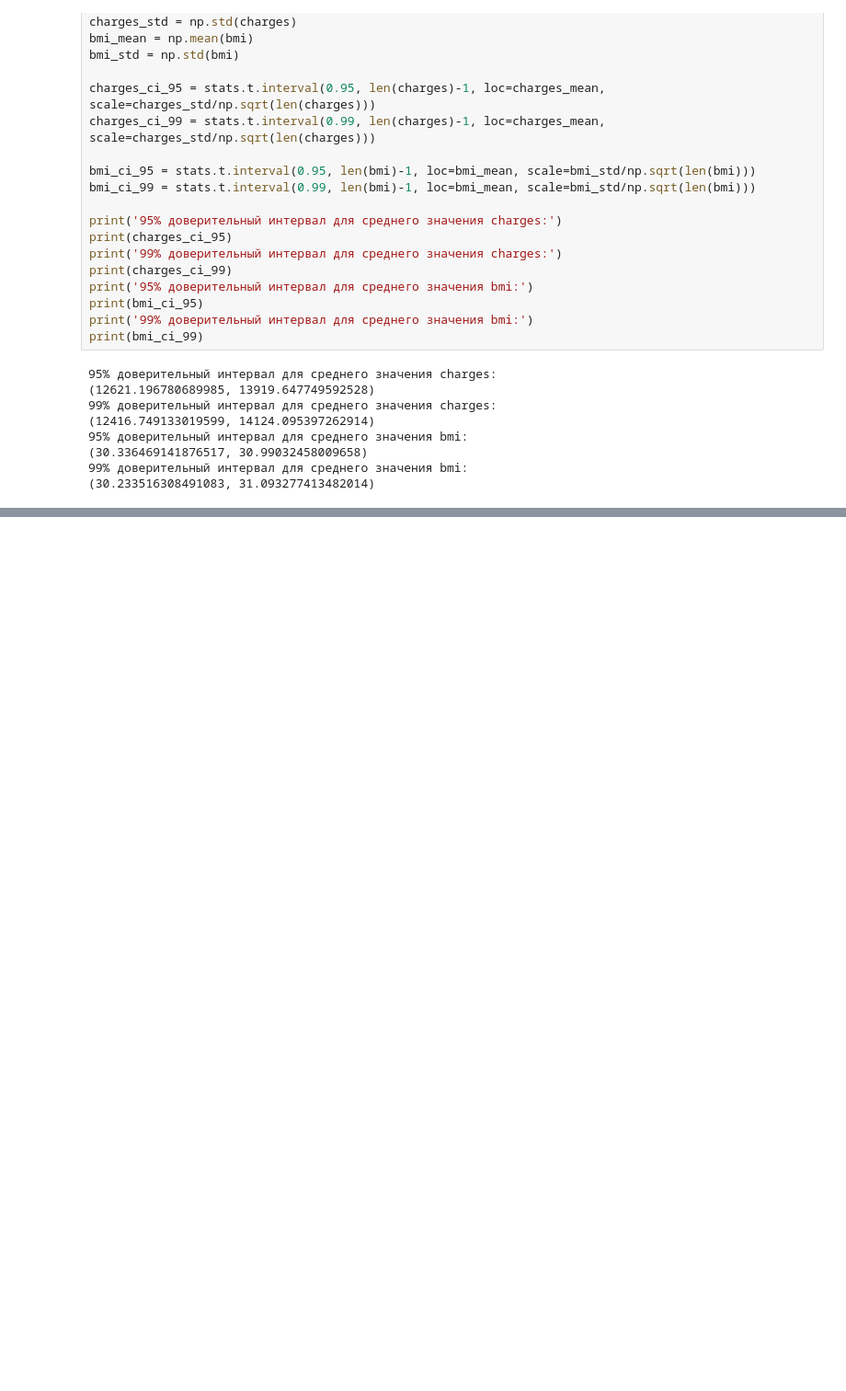
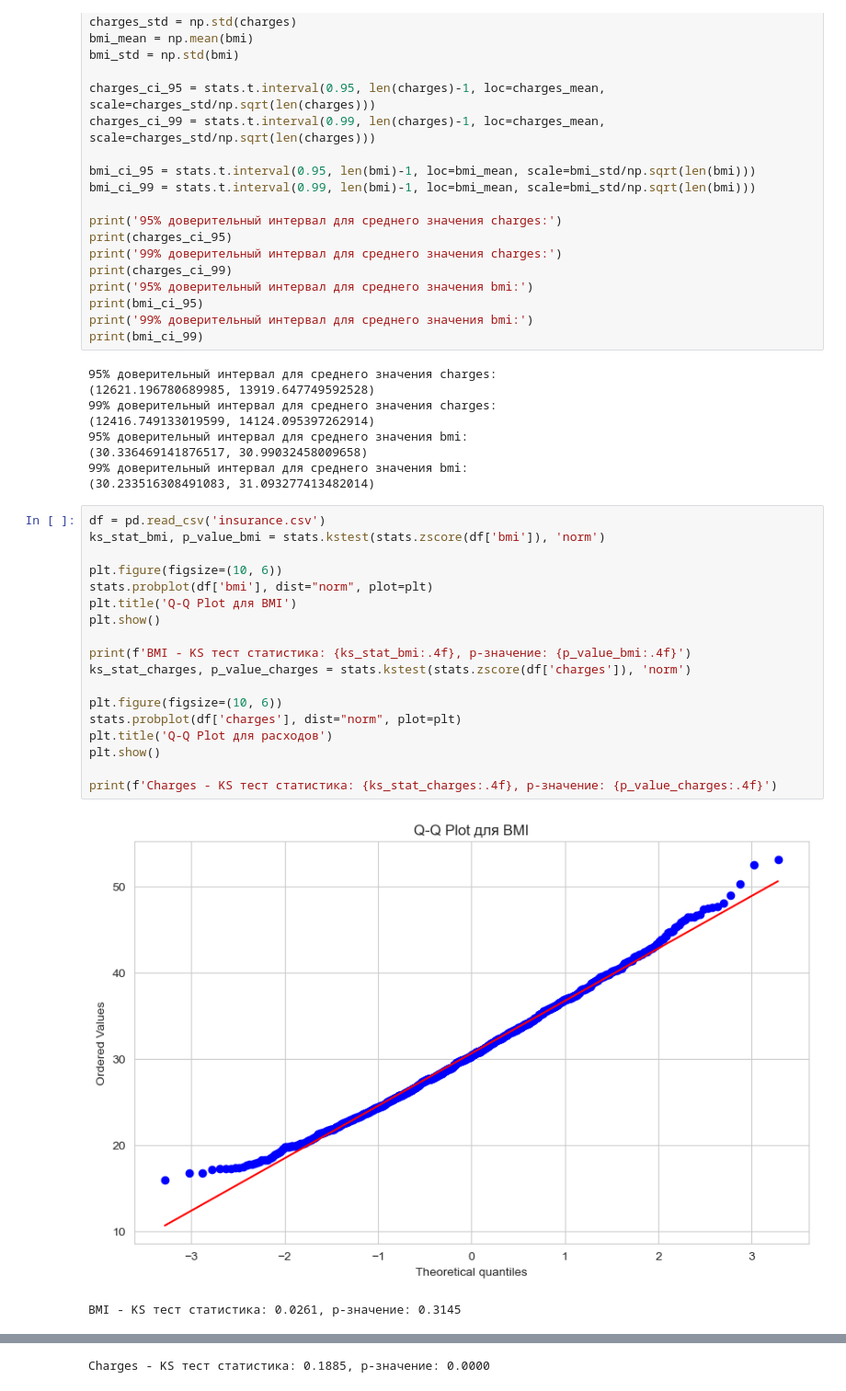
Before and after one commit to cxrsedhappy/BDA-and-tools, a Jupyter notebook: visualization/meds.ipynb, the cells around one changed output, grey strips where cells are left out. Shown at 92% size. Cells and saved outputs as stored; diff of their text form; blank space fills up the shorter version.

```diff
--- a/visualization/meds.ipynb
+++ b/visualization/meds.ipynb
@@ -197,3 +181,24 @@ print(bmi_ci_99)
 (30.336469141876517, 30.99032458009658)
 99% доверительный интервал для среднего значения bmi:
 (30.233516308491083, 31.093277413482014)
+# %%
+df = pd.read_csv('insurance.csv')
+ks_stat_bmi, p_value_bmi = stats.kstest(stats.zscore(df['bmi']), 'norm')
+
+plt.figure(figsize=(10, 6))
+stats.probplot(df['bmi'], dist="norm", plot=plt)
+plt.title('Q-Q Plot для BMI')
+plt.show()
+
+print(f'BMI - KS тест статистика: {ks_stat_bmi:.4f}, p-значение: {p_value_bmi:.4f}')
+ks_stat_charges, p_value_charges = stats.kstest(stats.zscore(df['charges']), 'norm')
+
+plt.figure(figsize=(10, 6))
+stats.probplot(df['charges'], dist="norm", plot=plt)
+plt.title('Q-Q Plot для расходов')
+plt.show()
+
+print(f'Charges - KS тест статистика: {ks_stat_charges:.4f}, p-значение: {p_value_charges:.4f}')
+# %% [output]
+[figure, added]
+BMI - KS тест статистика: 0.0261, p-значение: 0.3145
@@ -199,0 +206 @@ print(bmi_ci_99)
+Charges - KS тест статистика: 0.1885, p-значение: 0.0000
```
Also changed, not shown: parts of 9 cells of this notebook, 2 other files.
